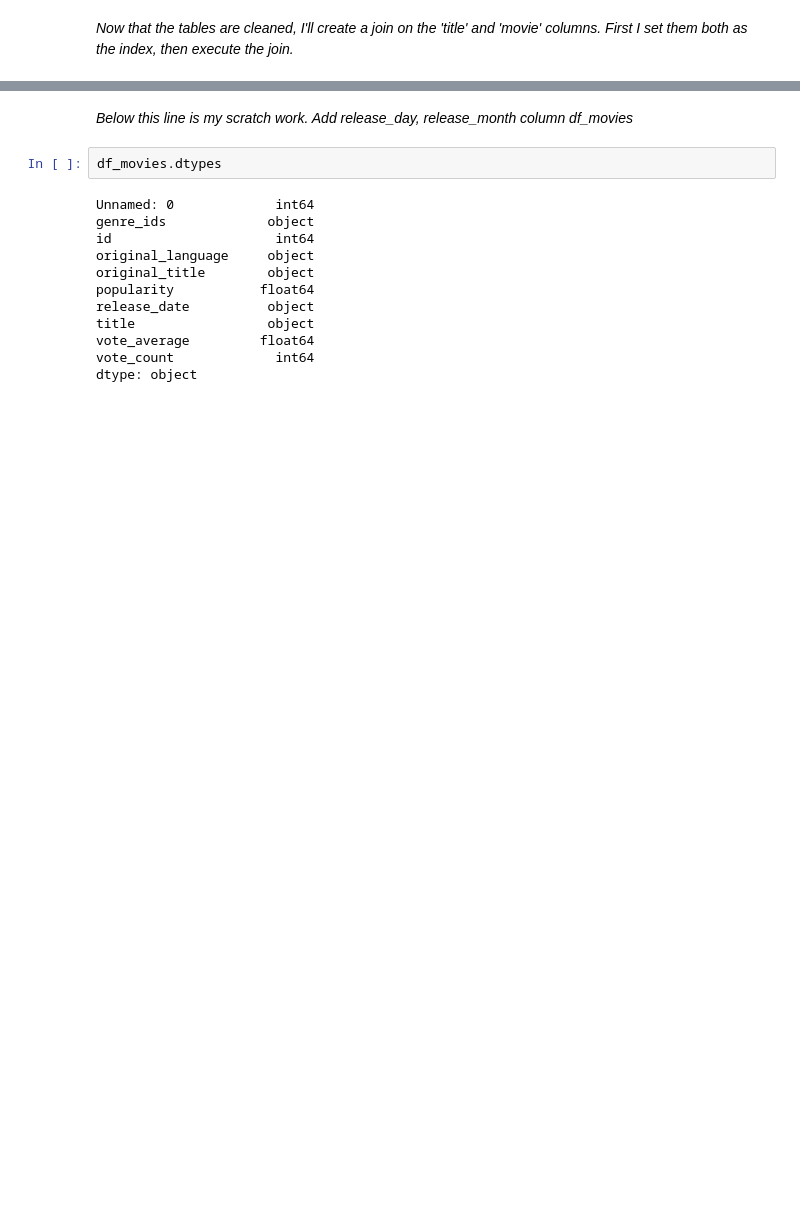
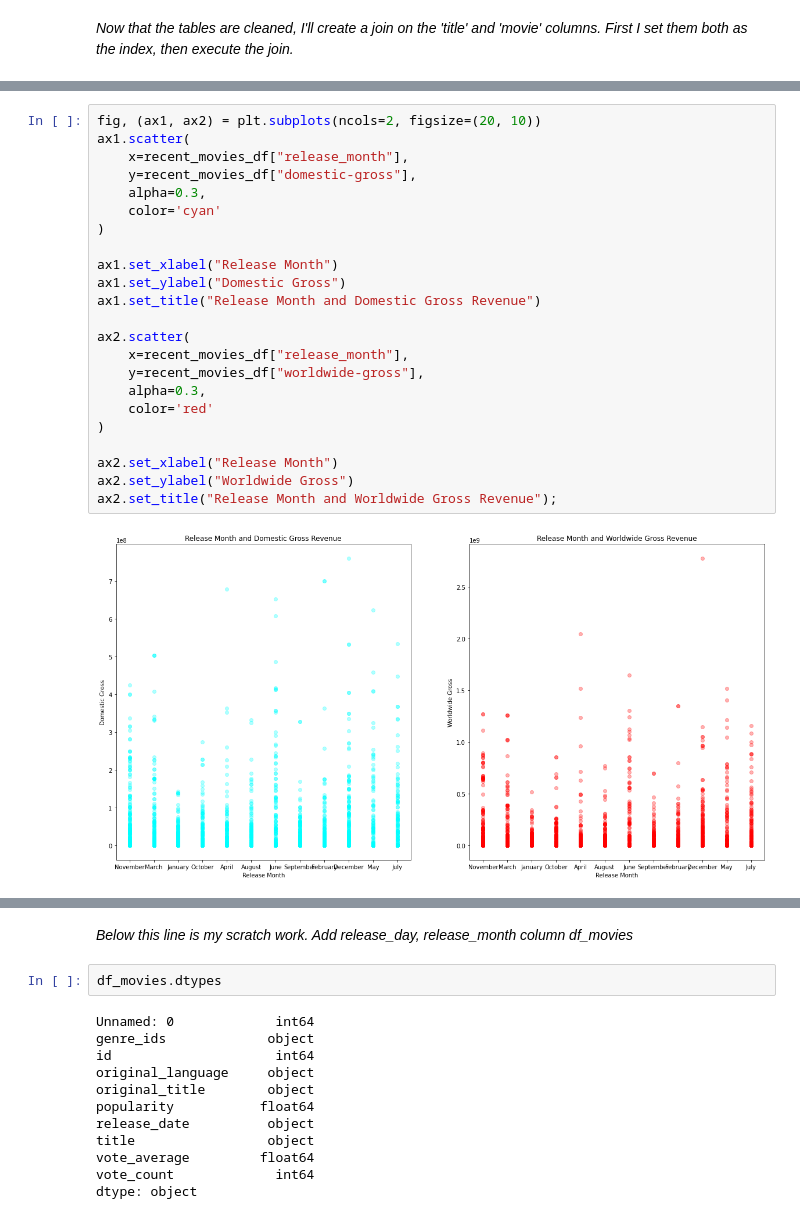
Before and after one commit to halemade/film_recommendations, a Jupyter notebook: release_and_ROI.ipynb, the cells around one changed output, grey strips where cells are left out. Drawn from its saved outputs; the diff is of its cells as text; blank space fills up the shorter version.

```diff
--- a/release_and_ROI.ipynb
+++ b/release_and_ROI.ipynb
@@ -47,0 +99,25 @@ joined_df.plot('domestic-gross','release_date',figsize=(15,7),kind='scatter')
+# %%
+fig, (ax1, ax2) = plt.subplots(ncols=2, figsize=(20, 10))
+ax1.scatter(
+    x=recent_movies_df["release_month"],
+    y=recent_movies_df["domestic-gross"],
+    alpha=0.3,
+    color='cyan'
+)
+
+ax1.set_xlabel("Release Month")
+ax1.set_ylabel("Domestic Gross")
+ax1.set_title("Release Month and Domestic Gross Revenue")
+
+ax2.scatter(
+    x=recent_movies_df["release_month"],
+    y=recent_movies_df["worldwide-gross"],
+    alpha=0.3,
+    color='red'
+)
+
+ax2.set_xlabel("Release Month")
+ax2.set_ylabel("Worldwide Gross")
+ax2.set_title("Release Month and Worldwide Gross Revenue");
+# %% [output]
+[figure, added]
```
Also changed, not shown: parts of 20 cells of this notebook.
